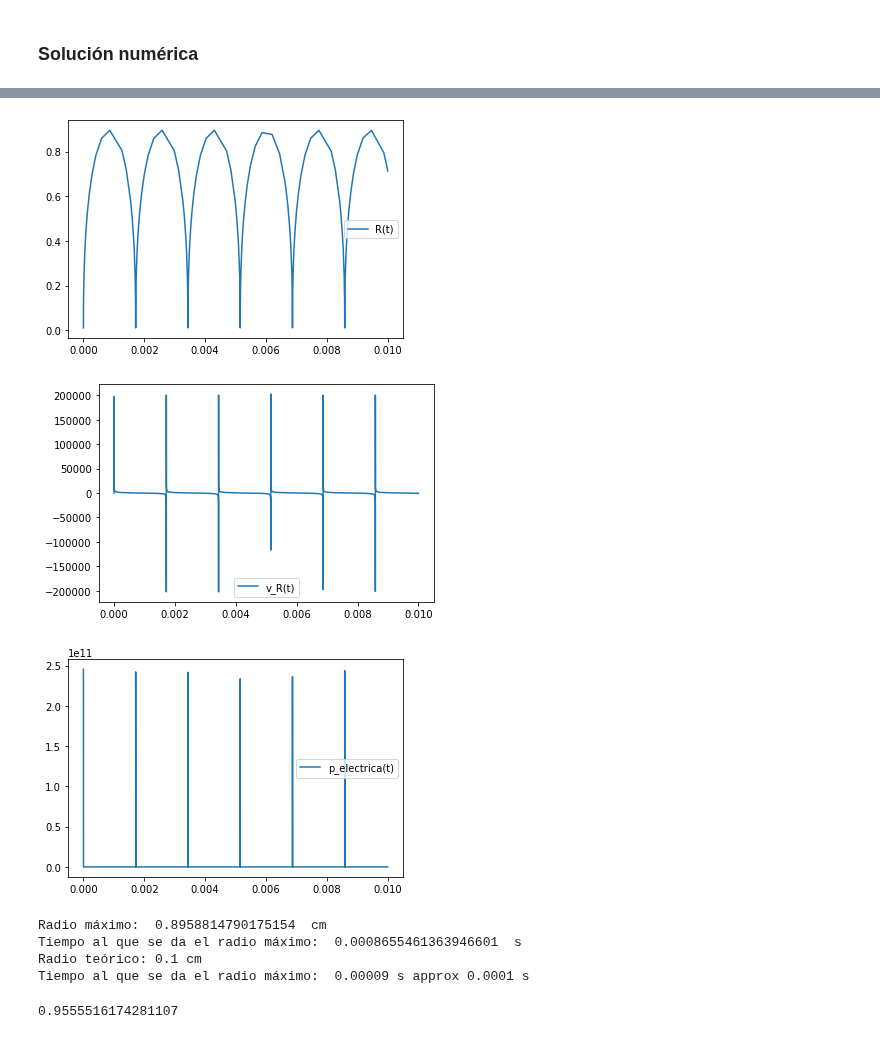
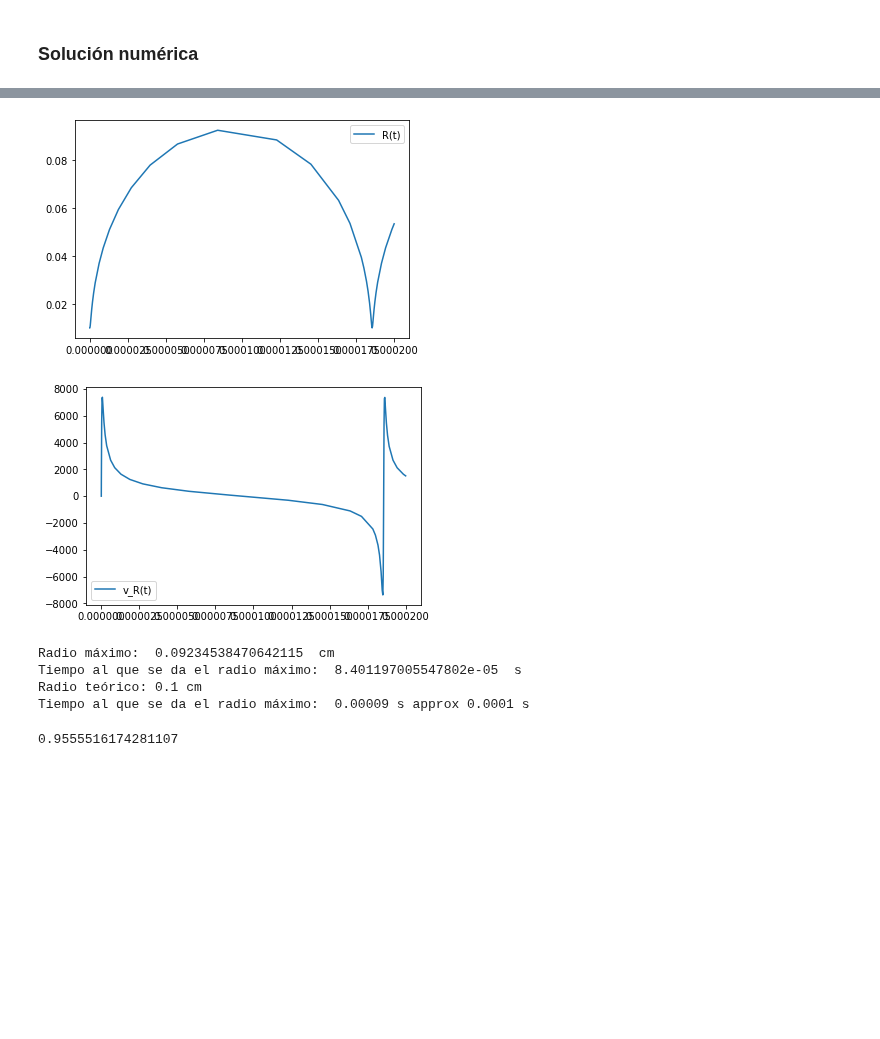
Before and after one commit to Lupama2/Vapor_en_burbuja_inicial_python, a Jupyter notebook: Evolucion del radio/radio.ipynb, the cells around one changed output, grey strips where cells are left out. Saved outputs shown, nothing was run; the diff lists cells and outputs as text; code cells hidden in the pictures; blank space fills up the shorter version.

Commit message:
Cambié algunos parámetros para la evolución del radio

```diff
--- a/Evolucion del radio/radio.ipynb
+++ b/Evolucion del radio/radio.ipynb
@@ -512,11 +513,11 @@ rho_Bunkin = rho_L_inf #densidad del líquido
 
 n_bubston = 1e8 #nro de bubston que forman un cluster
 R_cl_ini = 0.01 #radio inicial del cluster en [cm]
-R0_1b = 1e-6 #radio inicial de un bubston en [cm]
+R0_1b = R_cl_ini #1e-6 #radio inicial de un bubston en [cm]
 
 N_e_max_1b = 1.4e3 #nro máximo de electrones en un bubston
 
-T_e_ini = 2 #temperatura inicial de los electrones a R0_1b [eV]
+T_e_ini = 0.1 #temperatura inicial de los electrones a R0_1b [eV]
 T_e_ini = T_e_ini*(1.602176565e-19)*(1/1e-7) #en [erg] (CGS). Conversión (1ev)(1.602176565e-19J/1ev)*(1erg/1e-7 J)
 
 p_inf = 1 #0.925 #Presión ambiente en el infinito en [atm]. Son 0.925 atm correspondientes a Bariloche.
@@ -555,9 +557,9 @@ def n_e_mean(R):
     #Densidad media de los electrones. En el modelo de Bunkin se asume que en un tiempo muy corto cada bubston alcanza el valor máximo de electrones. Luego, cuando se forma el cluster, se tienen n_bubston*N_emax_1bubston electrones
     return  N_e_max_1b*n_bubston/Vol(R)
 
-def T_e(R, R0_1b):
+def T_e(R, R_cl_ini):
     #Asumo que para la evolución del cluster sigue valiendo la aproximación de régimen autoconsistente
-    return T_e_ini*(R0_1b/R)
+    return T_e_ini*(R_cl_ini/R)
 
 def p_electrica(n_e_mean, T_e, x, R_ini):
     #Presión eléctrica calculada a partir de la expresión (17) del paper de Bunkin
@@ -636,9 +638,9 @@ def dydt(t,y):
 
     #(2)
     #Calculo x_cl
-    x_cl = x(T_e(R, R0_1b), R_cl_ini, N_e_max_1b*n_bubston)
+    x_cl = x(T_e(R, R_cl_ini), R_cl_ini, N_e_max_1b*n_bubston)
     print(x_cl)
-    dydt_1 = ((p_electrica(n_e_mean(R), T_e(R, R0_1b), x_cl, R) - p0)/(rho_L_i) - 3/2*v_R**2)/R
+    dydt_1 = ((p_electrica(n_e_mean(R), T_e(R, R_cl_ini), x_cl, R) - p0)/(rho_L_i) - 3/2*v_R**2)/R
     # print((p_electrica(n_e_mean(R), T_e(R, R_cl_ini), x_cl, R_cl_ini) - p0))
     # print(T_e(R, R_cl_ini)/(1.602176565e-19)/(1/1e-7))
 
@@ -648,9 +650,9 @@ def dydt(t,y):
 # %%
 #Resuelvo el sistema dy/dt usando solve_ivp
 t_ini = 0
-t_max = 100e-4 #2.5e-6 #70 ns
+t_max = 2e-4 #2.5e-6 #70 ns
 
-y_ini = [R_cl, 0] #Condición inicial
+y_ini = [R_cl_ini, 0] #Condición inicial
 rtol = 1e-5 #tolerancia relativa para el método numérico
 sol = solve_ivp(dydt, [t_ini, t_max], y_ini, method = "DOP853", rtol = rtol, atol = rtol)
 #asumo que el problema no es stiff
@@ -695,20 +679,21 @@ sol = solve_ivp(dydt, [t_ini, t_max], y_ini, method = "DOP853", rtol = rtol, ato
 # %%
+import matplotlib.pyplot as plt
+
 #Grafico
 plt.plot(sol.t, sol.y[0], label = "R(t)")
 plt.legend()
 plt.show()
 
 plt.plot(sol.t, sol.y[1], label = "v_R(t)")
 plt.legend()
 plt.show()
 
-plt.plot(sol.t, p_electrica(n_e_mean(sol.y[0]), T_e(sol.y[0], R_cl_ini), x_cl, R_cl_ini), label = "p_electrica(t)")
-plt.legend()
-plt.show()
+# plt.plot(sol.t, p_electrica(n_e_mean(sol.y[0]), T_e(sol.y[0], R_cl_ini), x_cl, R_cl_ini), label = "p_electrica(t)")
+# plt.legend()
+# plt.show()
 # %% [output]
-[figure, old version]
+[figure, new version]
-[figure, old version]
+[figure, new version]
-[figure, removed]
 # %%
 #Radio máximo
 print("Radio máximo: ", max(sol.y[0]), " cm")
@@ -720,8 +705,8 @@ print("Radio teórico: 0.1 cm")
 #Tiempo teórico
 print("Tiempo al que se da el radio máximo:  0.00009 s approx 0.0001 s ")
 # %% [output]
-Radio máximo:  0.8958814790175154  cm
-Tiempo al que se da el radio máximo:  0.0008655461363946601  s
+Radio máximo:  0.09234538470642115  cm
+Tiempo al que se da el radio máximo:  8.401197005547802e-05  s
 Radio teórico: 0.1 cm
 Tiempo al que se da el radio máximo:  0.00009 s approx 0.0001 s
 # %%
```
Also changed, not shown: parts of 4 cells of this notebook.
